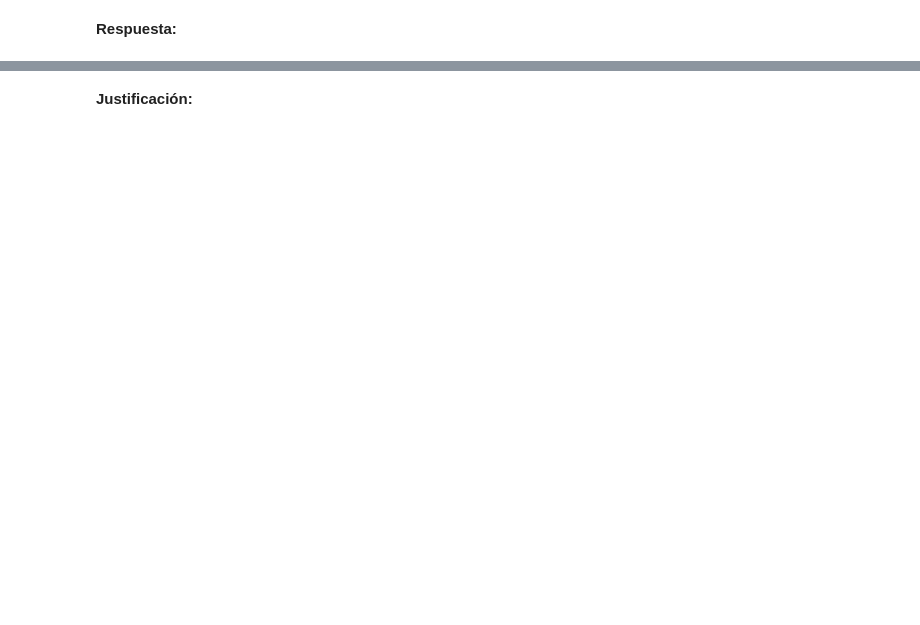
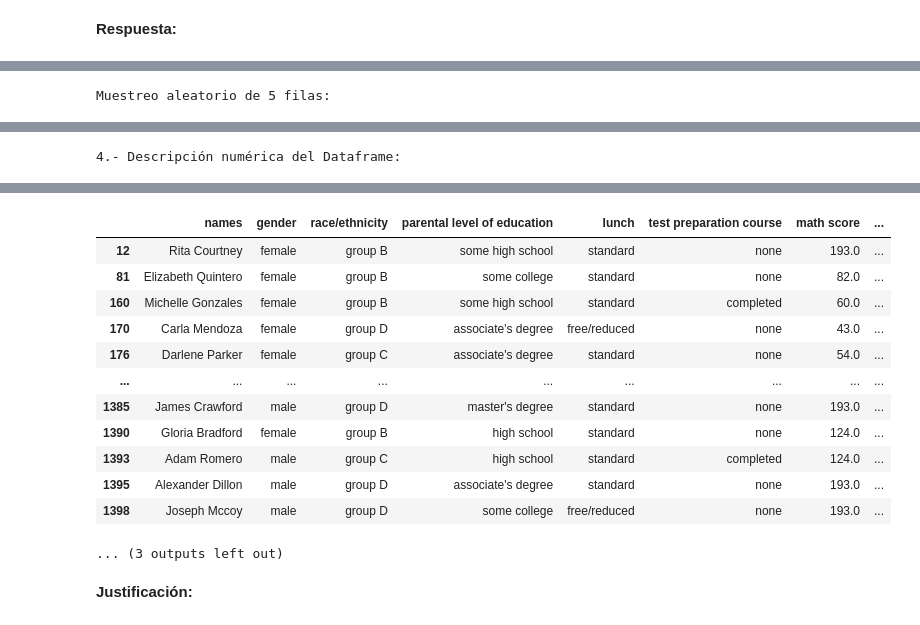
Before and after one commit to Patortiz26/Laboratorio-de-Programaci-n, a Jupyter notebook: Laboratorio3.ipynb, the cells around one changed output, grey strips where cells are left out. Saved outputs shown, nothing was run; the diff lists cells and outputs as text; code cells hidden in the pictures; blank space fills up the shorter version.

```diff
--- a/Laboratorio3.ipynb
+++ b/Laboratorio3.ipynb
@@ -115,2 +125,2 @@ A continuación se muestra un ejemplo de los dos primeros registros del dataset:
 # %%
-df_grades = ...
+df_grades.dtypes
@@ -116,0 +138,13 @@ df_grades = ...
+# %%
+#Setear variables númericas
+df_grades['math score'] = pd.to_numeric(df_grades['math score'],errors='coerce')
+df_grades['reading score'] = pd.to_numeric(df_grades['reading score'],errors='coerce')
+df_grades['writing score'] = pd.to_numeric(df_grades['writing score'],errors='coerce')
+
+#Setear variables categóricas
+df_grades['test preparation course'] = df_grades['test preparation course'].astype('category')
+df_grades['lunch'] = df_grades['lunch'].astype('category')
+df_grades['parental level of education'] = df_grades['parental level of education'].astype('category')
+df_grades['race/ethnicity'] = df_grades['race/ethnicity'].astype('category')
+df_grades['gender'] = df_grades['gender'].astype('category')
+df_grades.dtypes
@@ -150,6 +195,50 @@ En consecuencia, el rector les solicita a ustedes como tarea inicial que explore
 > **Nota 3:** Si no ha trabajado con boxplot antes, el siguiente link puede serle de mucha ayuda: [boxplot](https://medium.com/dayem-siddiqui/understanding-and-interpreting-box-plots-d07aab9d1b6c)
 # %% [markdown]
 **Respuesta:**
-# %%
-def exploratory_data_analysis(dataframe):
-    pass
+# %%
+def exploratory_data_analysis(df):
+  print('1.- El DataFrame tiene {i} filas y {j} columnas \n'.format(i = str(df.shape[0]),j = str(df.shape[1])))
+
+  print('2.- El DataFrame esta compuesto por las siguientes columnas: ['+str(list(df.columns))+'] \n')
+
+  print('3.- Ejemplos de filas del DataFrame: \n')
+  print('Primeras 5 filas:')
+  display(df.head())
+  print('\n')
+  print('Ultimas 5 filas:')
+  display(df.tail())
+  print('\n')
+  print('Primeras 5 filas:')
+  display(df.head())
+  lista = [random.randint(df.index[0],df.index[-1]) for i in range(5)]
+  print('Muestreo aleatorio de 5 filas:')
+  qw = df[df.index.isin(lista)]
+  display(qw)
+  print('\n')
+
+  print('4.- Descripción numérica del Dataframe:')
+  display(df.describe())
+
+  print('\n 5.- Cantidad de valores nulos por columna:')
+  print(df.isna().sum())
+
+  print('\n 6.- Cantidad de valores únicos por columna:')
+  print(df.nunique())
+
+  print('\n 7.- Presenta un total de {n} filas con nombres duplicados.'.format(n=str(df.duplicated(subset='names').sum())))
+
+  print('\n 8.- Las filas con nombres duplicados son:')
+  display(df[df.duplicated(subset='names')])
+
+  print('\n 9.- Boxplot de notas:')
+  fig = go.Figure()
+  fig.add_trace(go.Box(y=df['math score'],name='Math'))
+  fig.add_trace(go.Box(y=df['reading score'],name='Reading'))
+  fig.add_trace(go.Box(y=df['writing score'],name='Writing'))
+  fig.update_xaxes(title_text="Test")
+  fig.update_yaxes(title_text="Score")
+
+  fig.show()
+
+exploratory_data_analysis(df_grades)
+# %% [output]
@@ -155,0 +272 @@ def exploratory_data_analysis(dataframe):
+Muestreo aleatorio de 5 filas:
@@ -155,0 +279 @@ def exploratory_data_analysis(dataframe):
+4.- Descripción numérica del Dataframe:
@@ -156,2 +306,15 @@ def exploratory_data_analysis(dataframe):
+|  | names | gender | race/ethnicity | parental level of education | lunch | test preparation course | math score | ... |
+| 12 | Rita Courtney | female | group B | some high school | standard | none | 193.0 | ... |
+| 81 | Elizabeth Quintero | female | group B | some college | standard | none | 82.0 | ... |
+| 160 | Michelle Gonzales | female | group B | some high school | standard | completed | 60.0 | ... |
+| 170 | Carla Mendoza | female | group D | associate's degree | free/reduced | none | 43.0 | ... |
+| 176 | Darlene Parker | female | group C | associate's degree | standard | none | 54.0 | ... |
+| ... | ... | ... | ... | ... | ... | ... | ... | ... |
+| 1385 | James Crawford | male | group D | master's degree | standard | none | 193.0 | ... |
+| 1390 | Gloria Bradford | female | group B | high school | standard | none | 124.0 | ... |
+| 1393 | Adam Romero | male | group C | high school | standard | completed | 124.0 | ... |
+| 1395 | Alexander Dillon | male | group D | associate's degree | standard | none | 193.0 | ... |
+| 1398 | Joseph Mccoy | male | group D | some college | free/reduced | none | 193.0 | ... |
+... (3 outputs left out)
 # %% [markdown]
 **Justificación:**
```
Also changed, not shown: parts of 35 cells of this notebook.
